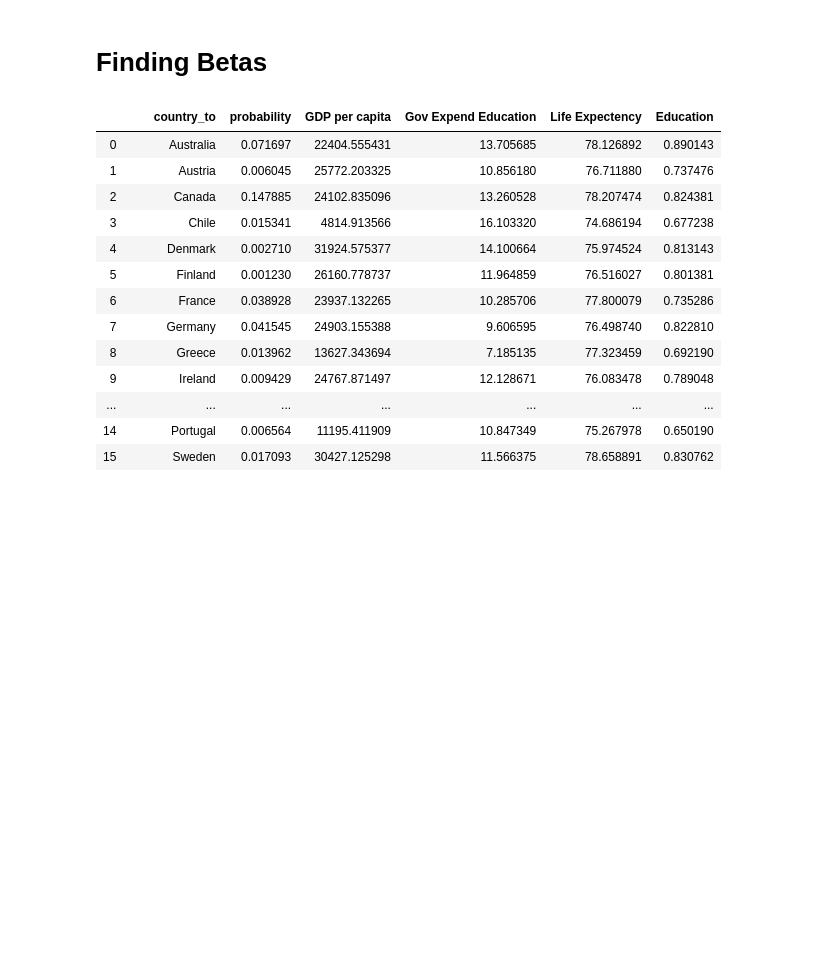
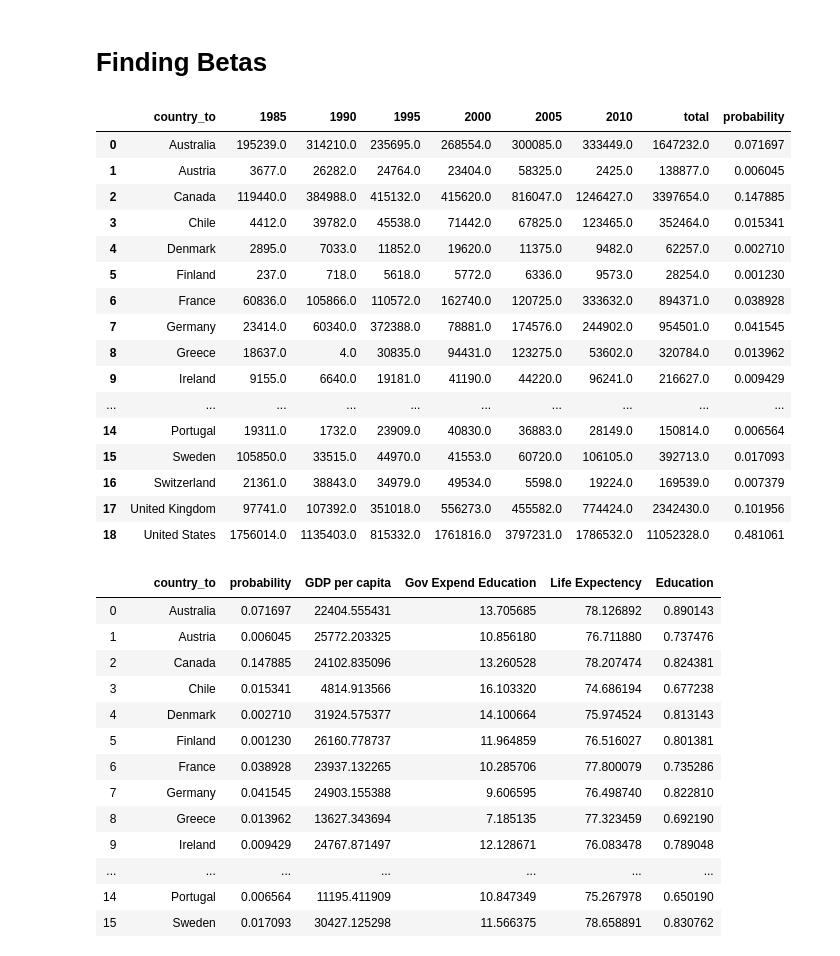
Before and after one commit to Kasrazn97/SMFinal_Project, a Jupyter notebook: Beta/regression.ipynb, the cells around one changed output. Saved outputs shown, nothing was run; the diff lists cells and outputs as text; code cells hidden in the pictures; blank space fills up the shorter version.

```diff
--- a/Beta/regression.ipynb
+++ b/Beta/regression.ipynb
@@ -132,8 +181,29 @@ BrainDrain__sum_df.to_csv('Country_probabilities.csv')
 # %% [markdown]
 # Finding Betas
 # %%
-Regression_data_df = pd.read_excel('Country_probabilities.xlsx',usecols=['country_to','probability','GDP per capita',
-                                                                        'Gov Expend Education','Life Expectency','Education'])
+# Regression_data_df = pd.read_excel('../data/Country_probabilities.xlsx',usecols=['country_to','probability','GDP per capita',
+#                                                                         'Gov Expend Education','Life Expectency','Education'])
+
+Regression_data_df = pd.read_csv('../data/Country_probabilities.csv')
+Regression_data_df
+# %% [output]
+|  | country_to | 1985 | 1990 | 1995 | 2000 | 2005 | 2010 | total | probability |
+| 0 | Australia | 195239.0 | 314210.0 | 235695.0 | 268554.0 | 300085.0 | 333449.0 | 1647232.0 | 0.071697 |
+| 1 | Austria | 3677.0 | 26282.0 | 24764.0 | 23404.0 | 58325.0 | 2425.0 | 138877.0 | 0.006045 |
+| 2 | Canada | 119440.0 | 384988.0 | 415132.0 | 415620.0 | 816047.0 | 1246427.0 | 3397654.0 | 0.147885 |
+| 3 | Chile | 4412.0 | 39782.0 | 45538.0 | 71442.0 | 67825.0 | 123465.0 | 352464.0 | 0.015341 |
+| 4 | Denmark | 2895.0 | 7033.0 | 11852.0 | 19620.0 | 11375.0 | 9482.0 | 62257.0 | 0.002710 |
+| 5 | Finland | 237.0 | 718.0 | 5618.0 | 5772.0 | 6336.0 | 9573.0 | 28254.0 | 0.001230 |
+| 6 | France | 60836.0 | 105866.0 | 110572.0 | 162740.0 | 120725.0 | 333632.0 | 894371.0 | 0.038928 |
+| 7 | Germany | 23414.0 | 60340.0 | 372388.0 | 78881.0 | 174576.0 | 244902.0 | 954501.0 | 0.041545 |
+| 8 | Greece | 18637.0 | 4.0 | 30835.0 | 94431.0 | 123275.0 | 53602.0 | 320784.0 | 0.013962 |
+| 9 | Ireland | 9155.0 | 6640.0 | 19181.0 | 41190.0 | 44220.0 | 96241.0 | 216627.0 | 0.009429 |
+| ... | ... | ... | ... | ... | ... | ... | ... | ... | ... |
+| 14 | Portugal | 19311.0 | 1732.0 | 23909.0 | 40830.0 | 36883.0 | 28149.0 | 150814.0 | 0.006564 |
+| 15 | Sweden | 105850.0 | 33515.0 | 44970.0 | 41553.0 | 60720.0 | 106105.0 | 392713.0 | 0.017093 |
+| 16 | Switzerland | 21361.0 | 38843.0 | 34979.0 | 49534.0 | 5598.0 | 19224.0 | 169539.0 | 0.007379 |
+| 17 | United Kingdom | 97741.0 | 107392.0 | 351018.0 | 556273.0 | 455582.0 | 774424.0 | 2342430.0 | 0.101956 |
+| 18 | United States | 1756014.0 | 1135403.0 | 815332.0 | 1761816.0 | 3797231.0 | 1786532.0 | 11052328.0 | 0.481061 |
 # %%
 Regression_data_df
 # %% [output]
```
Also changed, not shown: parts of 4 cells of this notebook, 17 other files.
